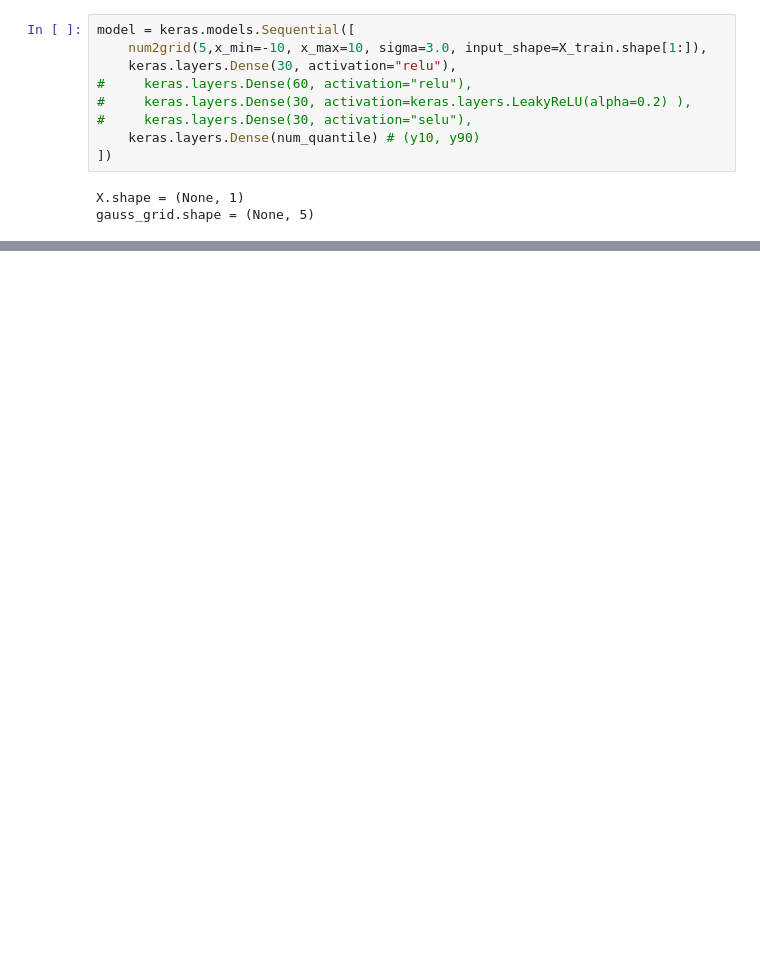
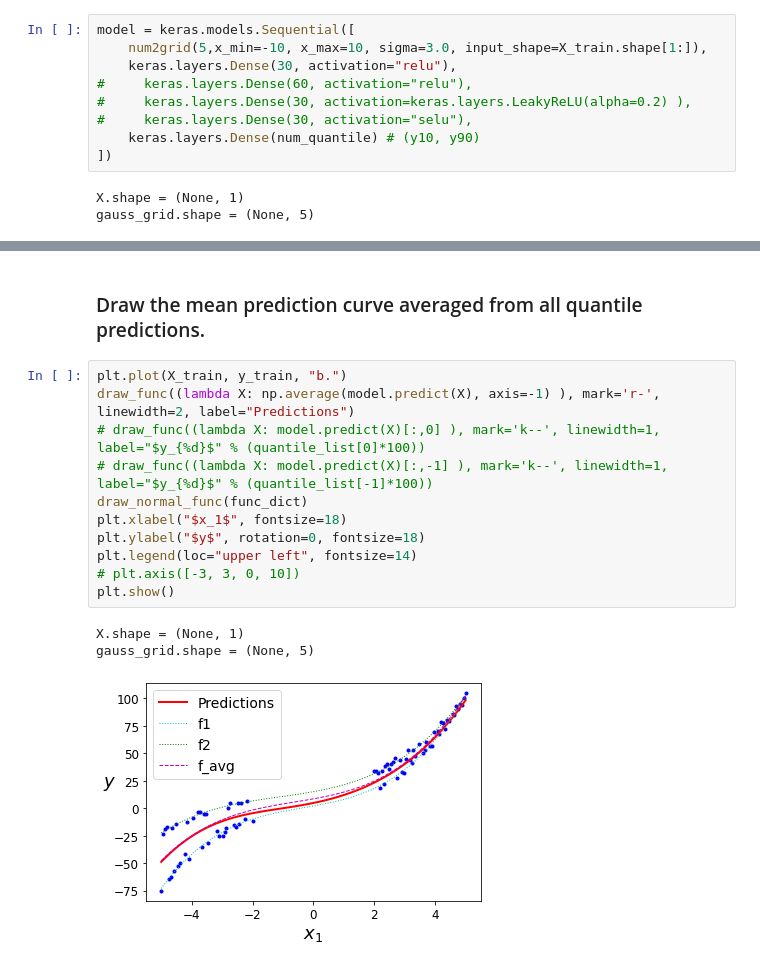
Before and after one commit to Benson516/HandsOnML2_learn, a Jupyter notebook: regression_test_2.ipynb, the cells around one changed output, grey strips where cells are left out. Drawn from its saved outputs; the diff is of its cells as text; blank space fills up the shorter version.

```diff
--- a/regression_test_2.ipynb
+++ b/regression_test_2.ipynb
@@ -726,0 +759,17 @@ plt.show()
+# %% [markdown]
+### Draw the mean prediction curve averaged from all quantile predictions.
+# %%
+plt.plot(X_train, y_train, "b.")
+draw_func((lambda X: np.average(model.predict(X), axis=-1) ), mark='r-', linewidth=2, label="Predictions")
+# draw_func((lambda X: model.predict(X)[:,0] ), mark='k--', linewidth=1, label="$y_{%d}$" % (quantile_list[0]*100))
+# draw_func((lambda X: model.predict(X)[:,-1] ), mark='k--', linewidth=1, label="$y_{%d}$" % (quantile_list[-1]*100))
+draw_normal_func(func_dict)
+plt.xlabel("$x_1$", fontsize=18)
+plt.ylabel("$y$", rotation=0, fontsize=18)
+plt.legend(loc="upper left", fontsize=14)
+# plt.axis([-3, 3, 0, 10])
+plt.show()
+# %% [output]
+X.shape = (None, 1)
+gauss_grid.shape = (None, 5)
+[figure, added]
```
Also changed, not shown: parts of 62 cells of this notebook.
